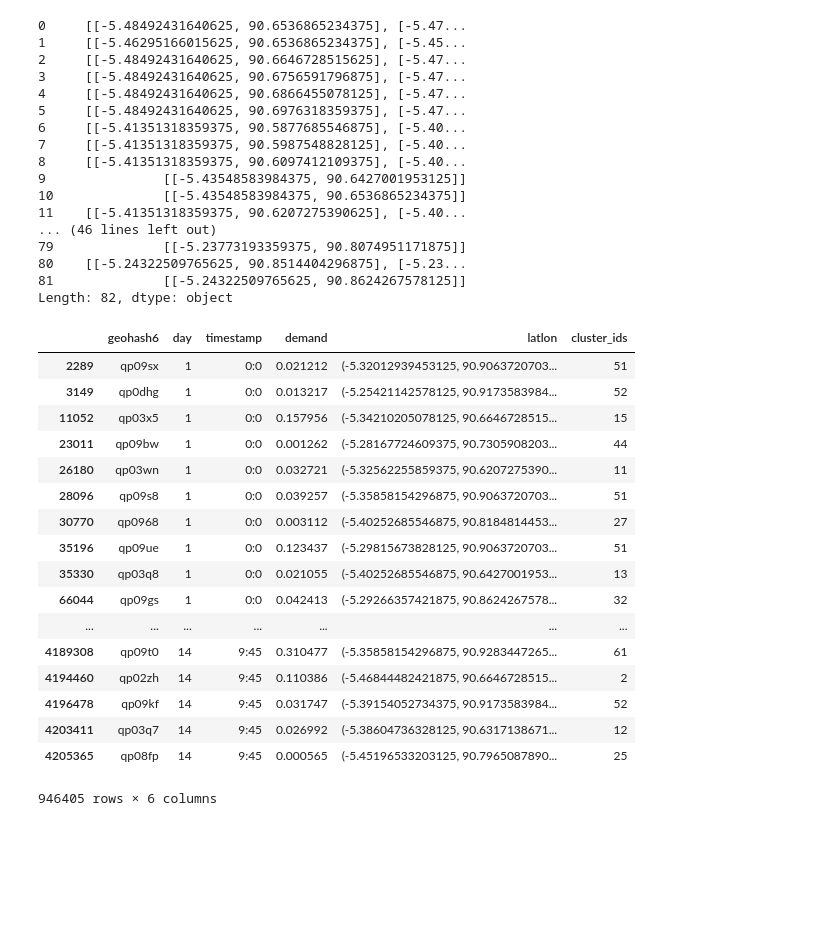
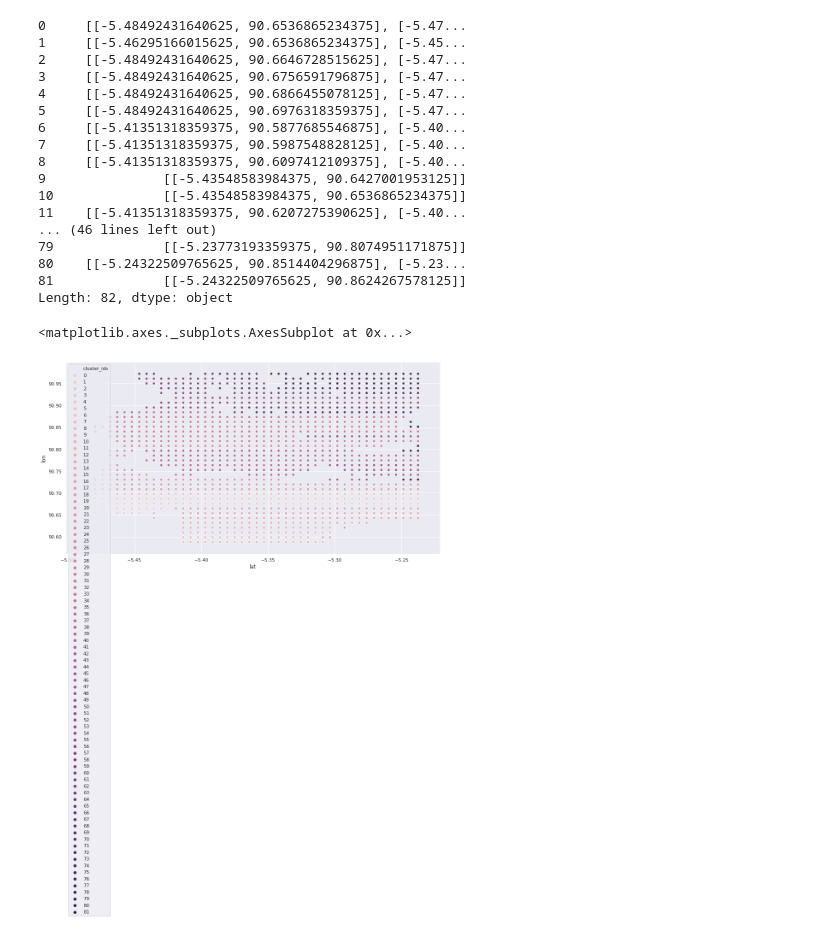
Before and after one commit to rizki96/ds_challenge, a Jupyter notebook: Traffic Management/recommendation_for_booked_driver.ipynb, the cells around one changed output. Cells and saved outputs as stored; diff of their text form; code cells hidden in the pictures; blank space fills up the shorter version.

```diff
--- a/Traffic Management/recommendation_for_booked_driver.ipynb
+++ b/Traffic Management/recommendation_for_booked_driver.ipynb
@@ -103,33 +103,22 @@ Time taken to cluster: 0.043375253677368164 secs
 81              [[-5.24322509765625, 90.8624267578125]]
 Length: 82, dtype: object
 # %%
+# setup datetimestamp
+start_date = datetime.datetime.strptime('2019-03-31 00:00:00.00', '%Y-%m-%d %H:%M:%S.%f')
+interval_time = [datetime.timedelta(days=initial_day,minutes=15*t) for t in range(24*4*num_of_days)]
+trf_week1["dts_cal"] = [start_date + datetime.timedelta(days=day, hours=int(timestamp.split(":")[0]), minutes=int(timestamp.split(":")[1])) for day,timestamp in trf_week1[["day", "timestamp"]].values]
+
 # apply the cluster to dataframe
 latlon_clusters = {tuple(g): idx for idx,c in enumerate(clusters) for g in clusters[idx]}
 trf_week1.loc[:, 'latlon'] = trf_week1.geohash6.map(lambda x: geohash.decode(x))
+trf_week1['lat'] = [ll[0][0] for ll in trf_week1[['latlon']].values]
+trf_week1['lon'] = [ll[0][1] for ll in trf_week1[['latlon']].values]
 trf_week1['cluster_ids'] = [latlon_clusters[t] for t in trf_week1['latlon']]
-trf_week1
-
-# visualize the cluster using scatterplot
-
-# using model created for weekly prediction
-
-# visualize the high demand cluster
-# %% [output]
-|  | geohash6 | day | timestamp | demand | latlon | cluster_ids |
-| 2289 | qp09sx | 1 | 0:0 | 0.021212 | (-5.32012939453125, 90.9063720703... | 51 |
-| 3149 | qp0dhg | 1 | 0:0 | 0.013217 | (-5.25421142578125, 90.9173583984... | 52 |
-| 11052 | qp03x5 | 1 | 0:0 | 0.157956 | (-5.34210205078125, 90.6646728515... | 15 |
-| 23011 | qp09bw | 1 | 0:0 | 0.001262 | (-5.28167724609375, 90.7305908203... | 44 |
-| 26180 | qp03wn | 1 | 0:0 | 0.032721 | (-5.32562255859375, 90.6207275390... | 11 |
-| 28096 | qp09s8 | 1 | 0:0 | 0.039257 | (-5.35858154296875, 90.9063720703... | 51 |
-| 30770 | qp0968 | 1 | 0:0 | 0.003112 | (-5.40252685546875, 90.8184814453... | 27 |
-| 35196 | qp09ue | 1 | 0:0 | 0.123437 | (-5.29815673828125, 90.9063720703... | 51 |
-| 35330 | qp03q8 | 1 | 0:0 | 0.021055 | (-5.40252685546875, 90.6427001953... | 13 |
-| 66044 | qp09gs | 1 | 0:0 | 0.042413 | (-5.29266357421875, 90.8624267578... | 32 |
-| ... | ... | ... | ... | ... | ... | ... |
-| 4189308 | qp09t0 | 14 | 9:45 | 0.310477 | (-5.35858154296875, 90.9283447265... | 61 |
-| 4194460 | qp02zh | 14 | 9:45 | 0.110386 | (-5.46844482421875, 90.6646728515... | 2 |
-| 4196478 | qp09kf | 14 | 9:45 | 0.031747 | (-5.39154052734375, 90.9173583984... | 52 |
-| 4203411 | qp03q7 | 14 | 9:45 | 0.026992 | (-5.38604736328125, 90.6317138671... | 12 |
-| 4205365 | qp08fp | 14 | 9:45 | 0.000565 | (-5.45196533203125, 90.7965087890... | 25 |
-946405 rows × 6 columns
+# %%
+# visualize the cluster using scatterplot
+sns.set(style="darkgrid")
+sns.set(rc={'figure.figsize':(15.7,8.27)})
+sns.scatterplot(x='lat', y='lon', hue='cluster_ids', data=trf_week1, legend='full')
+# %% [output]
+<matplotlib.axes._subplots.AxesSubplot at 0x...>
+[figure, added]
```
Also changed, not shown: parts of 1 cell of this notebook, 1 other file.
